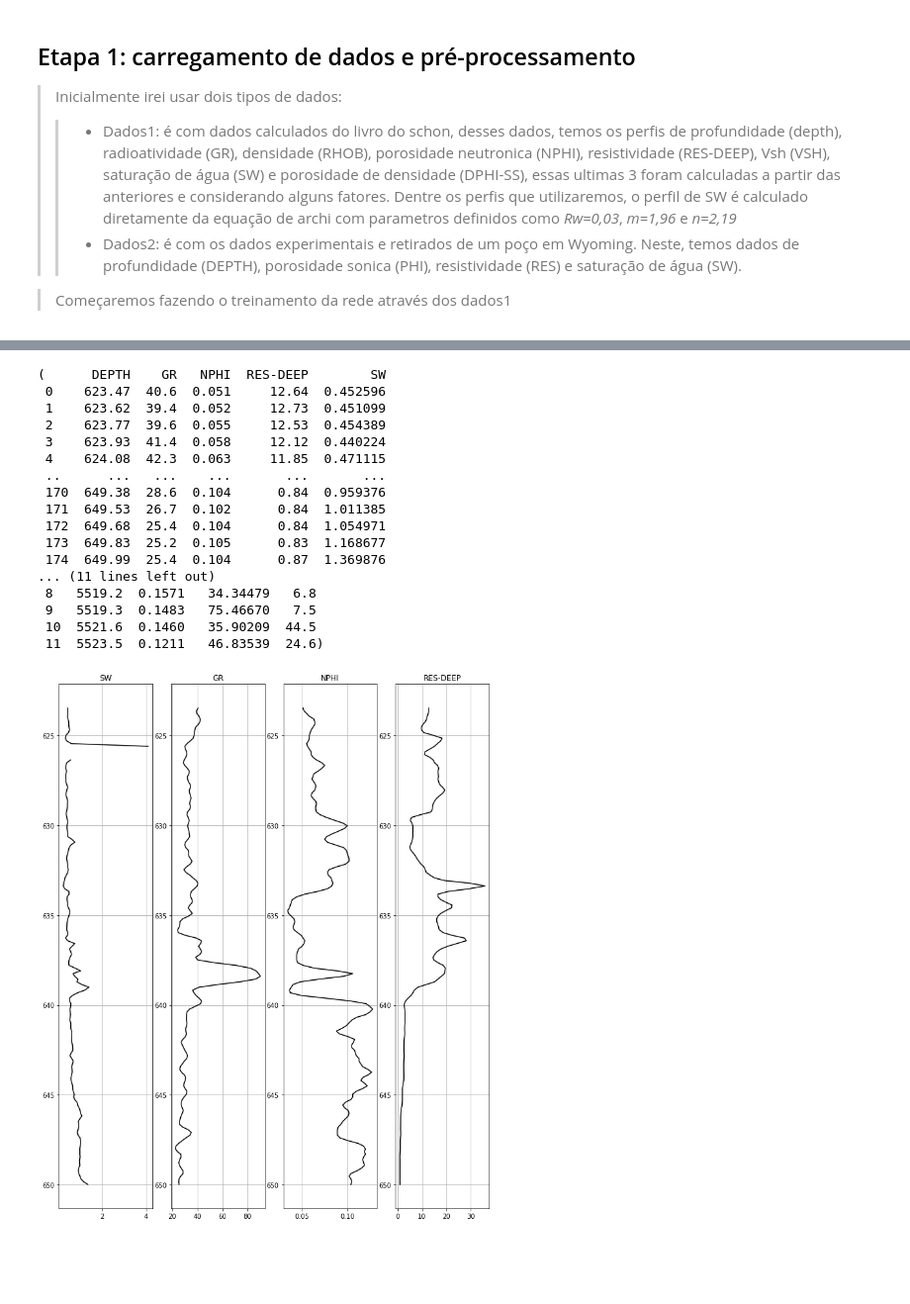
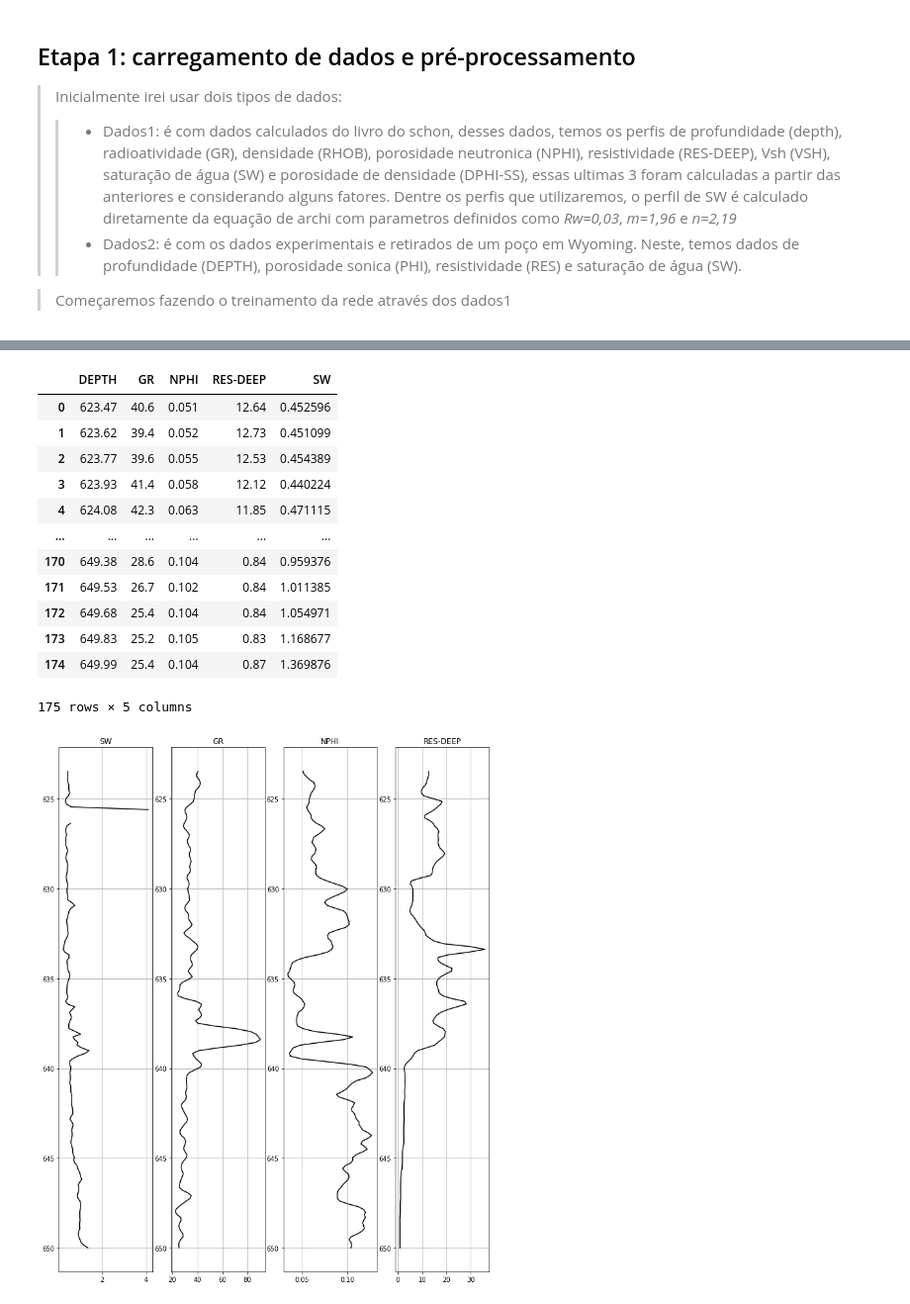
Before and after one commit to horaciosrf/masters_project, a Jupyter notebook: regression_horacio.ipynb, the cells around one changed output, grey strips where cells are left out. Shown: that part at 99% size. Drawn from its saved outputs; the diff is of its cells as text; code cells hidden in the pictures; blank space fills up the shorter version.

```diff
--- a/regression_horacio.ipynb
+++ b/regression_horacio.ipynb
@@ -17,28 +40,24 @@ from welly import Well
 import lasio
 # %%
 # Vamos ler o arquivo csv direto com o pandas
-dados1 = pd.read_csv('C:/Users/horac/Desktop/masters_project/dados1.csv',sep="\s+|\t+|\s+\t+|\t+\s+", engine='python')
-dados1,dados2
+dados1 = pd.read_csv('/content/dados1.csv',sep="\s+|\t+|\s+\t+|\t+\s+", engine='python')
+dados1#,dados2
 #dados1=dados1.iloc[21:176,:]
 #dados1 = dados1.reset_index(drop = True)
 # %% [output]
+|  | DEPTH | GR | NPHI | RES-DEEP | SW |
+| 0 | 623.47 | 40.6 | 0.051 | 12.64 | 0.452596 |
+| 1 | 623.62 | 39.4 | 0.052 | 12.73 | 0.451099 |
+| 2 | 623.77 | 39.6 | 0.055 | 12.53 | 0.454389 |
+| 3 | 623.93 | 41.4 | 0.058 | 12.12 | 0.440224 |
+| 4 | 624.08 | 42.3 | 0.063 | 11.85 | 0.471115 |
+| ... | ... | ... | ... | ... | ... |
+| 170 | 649.38 | 28.6 | 0.104 | 0.84 | 0.959376 |
+| 171 | 649.53 | 26.7 | 0.102 | 0.84 | 1.011385 |
+| 172 | 649.68 | 25.4 | 0.104 | 0.84 | 1.054971 |
+| 173 | 649.83 | 25.2 | 0.105 | 0.83 | 1.168677 |
+| 174 | 649.99 | 25.4 | 0.104 | 0.87 | 1.369876 |
-(      DEPTH    GR   NPHI  RES-DEEP        SW
- 0    623.47  40.6  0.051     12.64  0.452596
- 1    623.62  39.4  0.052     12.73  0.451099
- 2    623.77  39.6  0.055     12.53  0.454389
- 3    623.93  41.4  0.058     12.12  0.440224
- 4    624.08  42.3  0.063     11.85  0.471115
- ..      ...   ...    ...       ...       ...
- 170  649.38  28.6  0.104      0.84  0.959376
- 171  649.53  26.7  0.102      0.84  1.011385
- 172  649.68  25.4  0.104      0.84  1.054971
- 173  649.83  25.2  0.105      0.83  1.168677
- 174  649.99  25.4  0.104      0.87  1.369876
-... (11 lines left out)
- 8   5519.2  0.1571   34.34479   6.8
- 9   5519.3  0.1483   75.46670   7.5
- 10  5521.6  0.1460   35.90209  44.5
- 11  5523.5  0.1211   46.83539  24.6)
+175 rows × 5 columns
 # %%
 # Plotando para visualizar os perfis
 #plt.figure(figsize = (2, 10))
```
Also changed, not shown: parts of 22 cells of this notebook.
